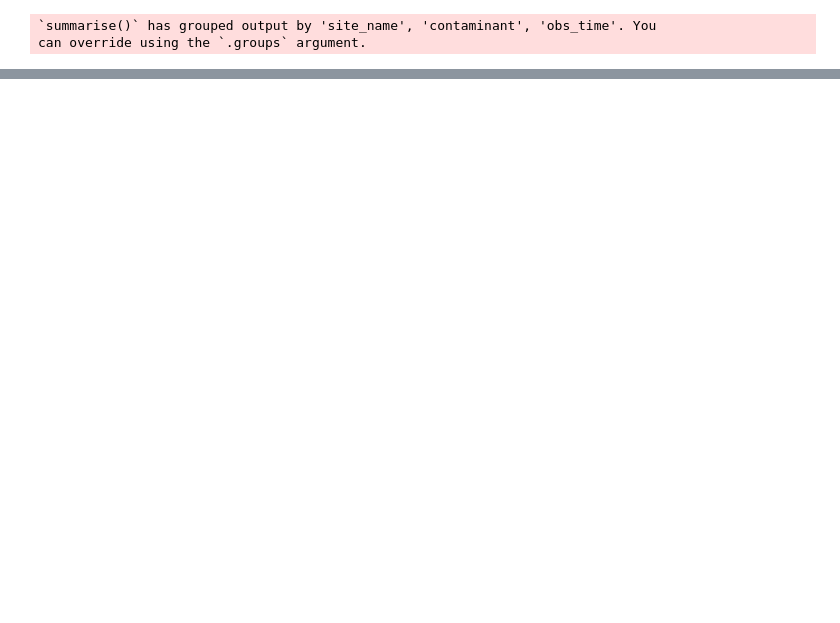
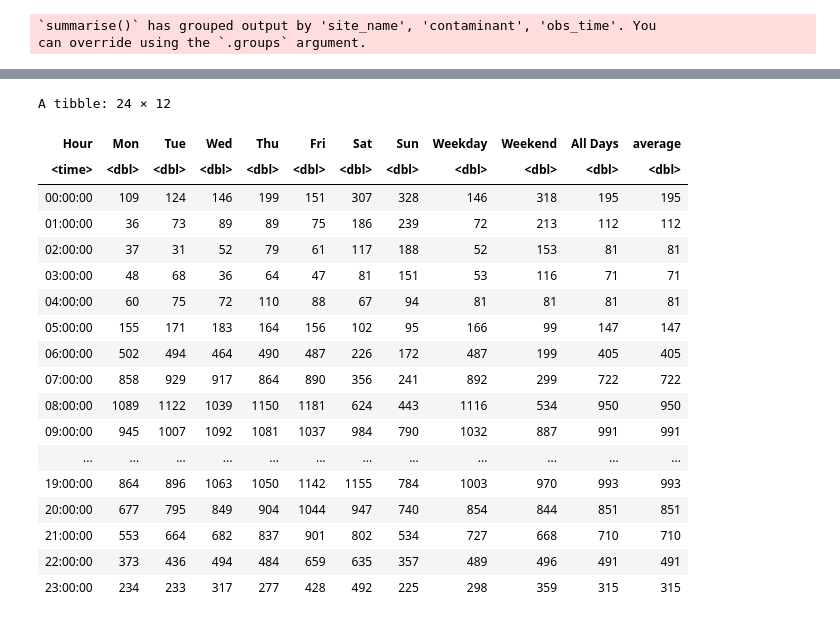
Before and after one commit to ArctusStellae/DATA_Group_Assignment, a Jupyter notebook: group_assignment_r_jemm.ipynb, the cells around one changed output, grey strips where cells are left out. Cells and saved outputs as stored; diff of their text form; code cells hidden in the pictures; blank space fills up the shorter version.

```diff
--- a/group_assignment_r_jemm.ipynb
+++ b/group_assignment_r_jemm.ipynb
@@ -95,0 +114,7 @@ Caused by error in `compute_group()`:
+# %%
+traffic_data <- "Traffic/L5473 SP-2020-09-17T00_00_00-189.csv" %>%
+    read_csv()
+
+traffic_data %>%
+    skim() %>%
+    knitr::kable()
@@ -95,0 +143,27 @@ Caused by error in `compute_group()`:
+# %%
+traffic_data %<>%
+    mutate(average=round(rowMeans(select(traffic_data, -Hour, -(Weekday:'All Days')))))
+
+traffic_data() %>%
+    ggplot(aes(x = Hour)) +
+    geom_smooth(aes(y=Mon))
+# %% [output]
+A tibble: 24 × 12
+| Hour | Mon | Tue | Wed | Thu | Fri | Sat | Sun | Weekday | Weekend | All Days | average |
+| <time> | <dbl> | <dbl> | <dbl> | <dbl> | <dbl> | <dbl> | <dbl> | <dbl> | <dbl> | <dbl> | <dbl> |
+| 00:00:00 | 109 | 124 | 146 | 199 | 151 | 307 | 328 | 146 | 318 | 195 | 195 |
+| 01:00:00 | 36 | 73 | 89 | 89 | 75 | 186 | 239 | 72 | 213 | 112 | 112 |
+| 02:00:00 | 37 | 31 | 52 | 79 | 61 | 117 | 188 | 52 | 153 | 81 | 81 |
+| 03:00:00 | 48 | 68 | 36 | 64 | 47 | 81 | 151 | 53 | 116 | 71 | 71 |
+| 04:00:00 | 60 | 75 | 72 | 110 | 88 | 67 | 94 | 81 | 81 | 81 | 81 |
+| 05:00:00 | 155 | 171 | 183 | 164 | 156 | 102 | 95 | 166 | 99 | 147 | 147 |
+| 06:00:00 | 502 | 494 | 464 | 490 | 487 | 226 | 172 | 487 | 199 | 405 | 405 |
+| 07:00:00 | 858 | 929 | 917 | 864 | 890 | 356 | 241 | 892 | 299 | 722 | 722 |
+| 08:00:00 | 1089 | 1122 | 1039 | 1150 | 1181 | 624 | 443 | 1116 | 534 | 950 | 950 |
+| 09:00:00 | 945 | 1007 | 1092 | 1081 | 1037 | 984 | 790 | 1032 | 887 | 991 | 991 |
+| ... | ... | ... | ... | ... | ... | ... | ... | ... | ... | ... | ... |
+| 19:00:00 | 864 | 896 | 1063 | 1050 | 1142 | 1155 | 784 | 1003 | 970 | 993 | 993 |
+| 20:00:00 | 677 | 795 | 849 | 904 | 1044 | 947 | 740 | 854 | 844 | 851 | 851 |
+| 21:00:00 | 553 | 664 | 682 | 837 | 901 | 802 | 534 | 727 | 668 | 710 | 710 |
+| 22:00:00 | 373 | 436 | 494 | 484 | 659 | 635 | 357 | 489 | 496 | 491 | 491 |
+| 23:00:00 | 234 | 233 | 317 | 277 | 428 | 492 | 225 | 298 | 359 | 315 | 315 |
```
Also changed, not shown: parts of 4 cells of this notebook, 26 other files.
